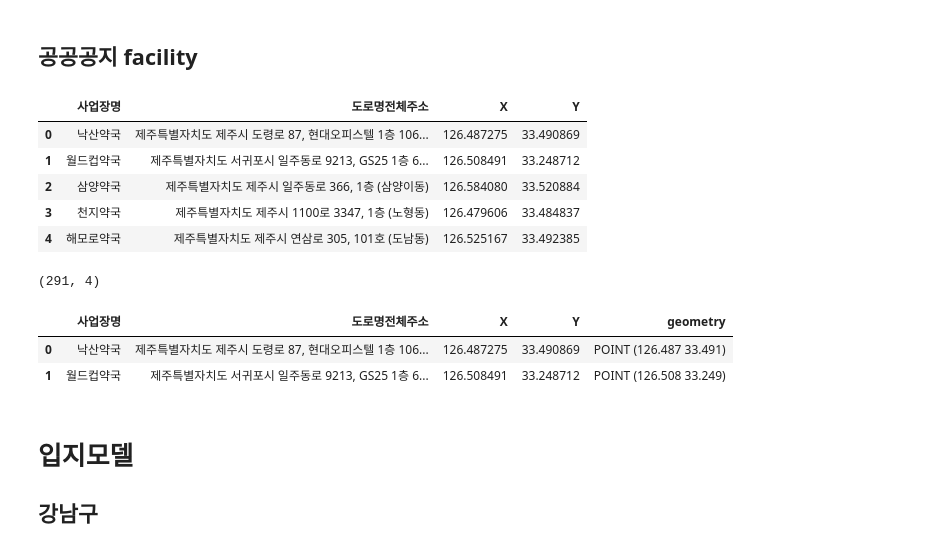
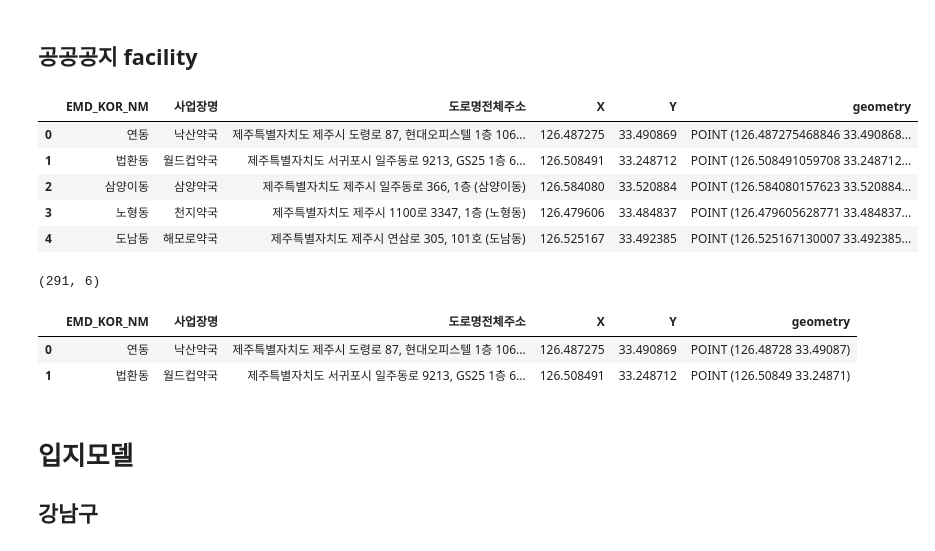
Before and after one commit to ChoiInYeol/KHUDA-Seoul-BigDataCampus, a Jupyter notebook: 4.서울시MLCP예시.ipynb, the cells around one changed output. Cells and saved outputs as stored; diff of their text form; code cells hidden in the pictures.

```diff
--- a/4.서울시MLCP예시.ipynb
+++ b/4.서울시MLCP예시.ipynb
@@ -1447,26 +1469,26 @@ pharmacy.head(2)
 # %% [markdown]
 ## 공공공지 facility
 # %%
-gong = pd.read_csv('dataset\processedData\pharmacy.csv',encoding = 'utf-8')
+gong = pd.read_csv('dataset/processedData/UMD_pharmacy.csv',encoding = 'utf-8', index_col=0)
 display(gong.head())
 gong.shape
 # %% [output]
-|  | 사업장명 | 도로명전체주소 | X | Y |
-| 0 | 낙산약국 | 제주특별자치도 제주시 도령로 87, 현대오피스텔 1층 106... | 126.487275 | 33.490869 |
-| 1 | 월드컵약국 | 제주특별자치도 서귀포시 일주동로 9213, GS25 1층 6... | 126.508491 | 33.248712 |
-| 2 | 삼양약국 | 제주특별자치도 제주시 일주동로 366, 1층 (삼양이동) | 126.584080 | 33.520884 |
-| 3 | 천지약국 | 제주특별자치도 제주시 1100로 3347, 1층 (노형동) | 126.479606 | 33.484837 |
-| 4 | 해모로약국 | 제주특별자치도 제주시 연삼로 305, 101호 (도남동) | 126.525167 | 33.492385 |
+|  | EMD_KOR_NM | 사업장명 | 도로명전체주소 | X | Y | geometry |
+| 0 | 연동 | 낙산약국 | 제주특별자치도 제주시 도령로 87, 현대오피스텔 1층 106... | 126.487275 | 33.490869 | POINT (126.487275468846 33.490868... |
+| 1 | 법환동 | 월드컵약국 | 제주특별자치도 서귀포시 일주동로 9213, GS25 1층 6... | 126.508491 | 33.248712 | POINT (126.508491059708 33.248712... |
+| 2 | 삼양이동 | 삼양약국 | 제주특별자치도 제주시 일주동로 366, 1층 (삼양이동) | 126.584080 | 33.520884 | POINT (126.584080157623 33.520884... |
+| 3 | 노형동 | 천지약국 | 제주특별자치도 제주시 1100로 3347, 1층 (노형동) | 126.479606 | 33.484837 | POINT (126.479605628771 33.484837... |
+| 4 | 도남동 | 해모로약국 | 제주특별자치도 제주시 연삼로 305, 101호 (도남동) | 126.525167 | 33.492385 | POINT (126.525167130007 33.492385... |
-(291, 4)
+(291, 6)
 # %%
 #가져온 데이터가 기존에 5179좌표계여서 set_crs만 진행
 gong = geopandas.GeoDataFrame(gong, geometry=geopandas.points_from_xy(gong['X'], gong['Y']))
-gong.set_crs(epsg = 5179, inplace = True)
+gong.set_crs(epsg = 4326, inplace = True)
 gong.head(2)
 # %% [output]
-|  | 사업장명 | 도로명전체주소 | X | Y | geometry |
-| 0 | 낙산약국 | 제주특별자치도 제주시 도령로 87, 현대오피스텔 1층 106... | 126.487275 | 33.490869 | POINT (126.487 33.491) |
-| 1 | 월드컵약국 | 제주특별자치도 서귀포시 일주동로 9213, GS25 1층 6... | 126.508491 | 33.248712 | POINT (126.508 33.249) |
+|  | EMD_KOR_NM | 사업장명 | 도로명전체주소 | X | Y | geometry |
+| 0 | 연동 | 낙산약국 | 제주특별자치도 제주시 도령로 87, 현대오피스텔 1층 106... | 126.487275 | 33.490869 | POINT (126.48728 33.49087) |
+| 1 | 법환동 | 월드컵약국 | 제주특별자치도 서귀포시 일주동로 9213, GS25 1층 6... | 126.508491 | 33.248712 | POINT (126.50849 33.24871) |
 # %% [markdown]
 # 입지모델
 ## 강남구
```
Also changed, not shown: parts of 24 cells of this notebook, 1 other file.
